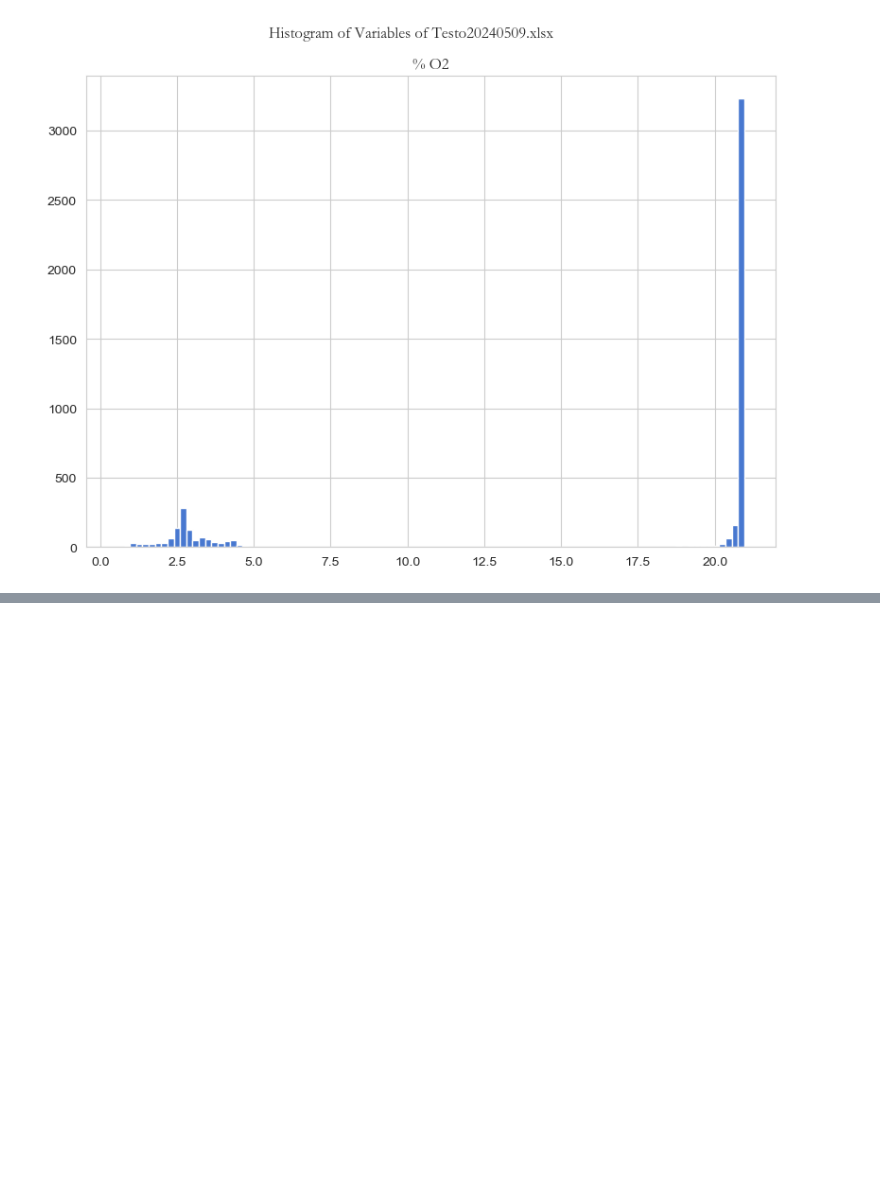
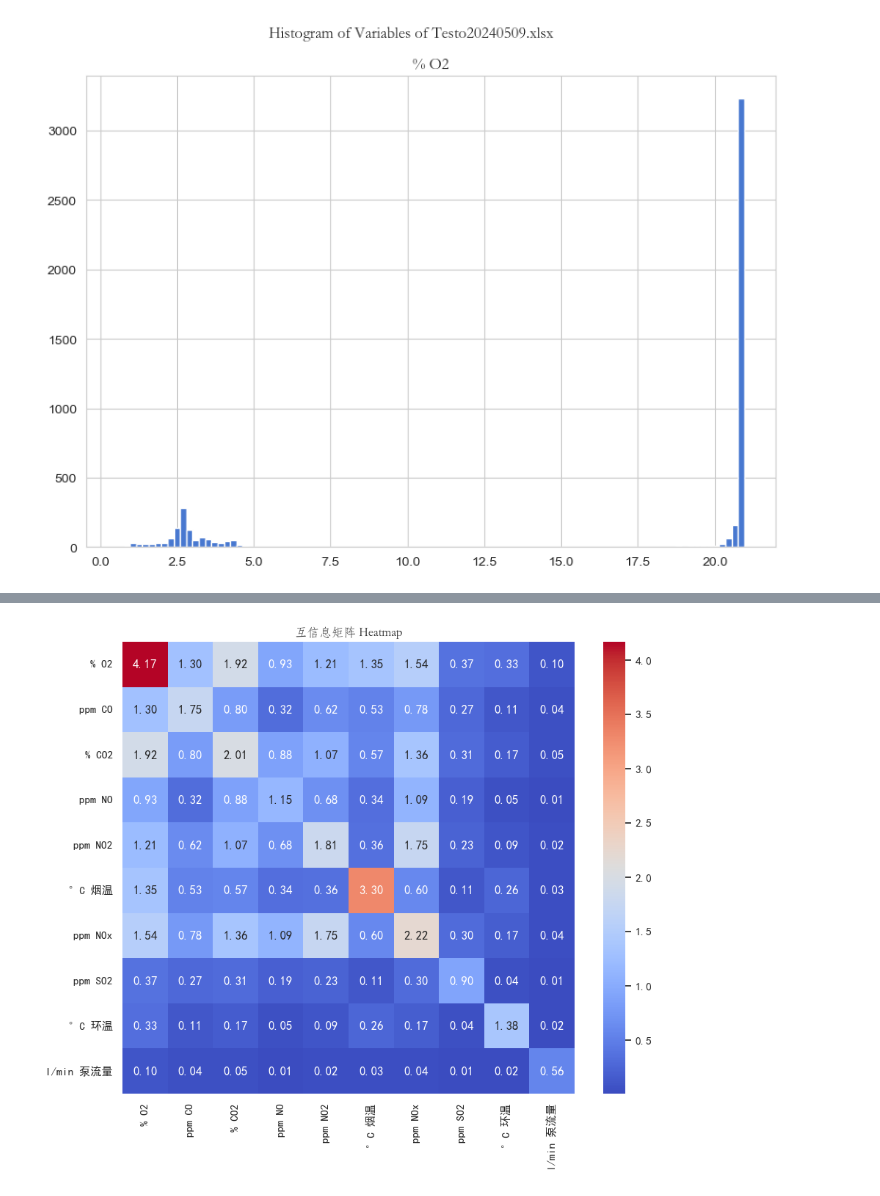
Before and after one commit to Celestopia/gas-data-prediction, a Jupyter notebook: test_scripts/20241009_EDA.ipynb, the cells around one changed output, grey strips where cells are left out. Saved outputs shown, nothing was run; the diff lists cells and outputs as text; code cells hidden in the pictures; blank space fills up the shorter version.

```diff
--- a/test_scripts/20241009_EDA.ipynb
+++ b/test_scripts/20241009_EDA.ipynb
@@ -84,3 +84,24 @@ None
 | 75% | 2024-05-15 14:20:39.500000 | 20.910000 | 3.000000 | 10.000000 | 1.400000 | 12.200000 | 1.000000 | 28.600000 | 0.990000 |
 | max | 2024-05-15 16:20:17 | 20.980000 | 10441.000000 | 27.000000 | 8.400000 | 29.000000 | 218.000000 | 31.300000 | 1.240000 |
 | std | NaN | 8.013602 | 394.865106 | 7.486168 | 0.956886 | 8.070523 | 8.039027 | 1.330979 | 0.024779 |
+# %%
+from sklearn.metrics import mutual_info_score
+
+data=pd.read_excel(data_paths[0])[var_names].apply( # 读取指定变量（var_names）的数据
+            lambda x:pd.to_numeric(x, errors='coerce') # 对于非数字值，用nan填充
+            ).fillna(0).to_numpy() # 对于nan值，用0填充
+
+# 获取数组的形状
+n_cols = data.shape[1]
+
+# 初始化互信息矩阵
+mi_matrix = np.zeros((n_cols, n_cols))
+
+# 计算互信息
+for i in range(n_cols):
+    for j in range(n_cols):
+        mi_matrix[i, j] = mutual_info_score(data[:, i], data[:, j])
+
+# 输出互信息矩阵
+print("互信息矩阵：")
+display(pd.DataFrame(mi_matrix, columns=var_names, index=var_names))
@@ -86,0 +121,20 @@ None
+# %%
+# 绘制热图
+from matplotlib import rcParams
+from matplotlib.font_manager import FontProperties
+font1 = FontProperties(fname=r"C:\\Windows\\Fonts\\STFANGSO.ttf", size=14)
+font2 = FontProperties(fname=r"C:\\Windows\\Fonts\\STFANGSO.ttf", size=12)
+font3 = FontProperties(fname=r"C:\\Windows\\Fonts\\STFANGSO.ttf", size=10)
+font4 = FontProperties(fname=r"C:\\Windows\\Fonts\\STFANGSO.ttf", size=7)
+# 设置中文显示
+plt.rcParams['font.family'] = 'sans-serif'
+plt.rcParams['font.sans-serif'] = ['STFANGSO']
+sns.set(context='notebook',rc={'font.sans-serif': 'SimHei','axes.unicode_minus': False})
+
+plt.figure(figsize=(10, 8))
+sns.heatmap(pd.DataFrame(mi_matrix, columns=var_names, index=var_names),
+             annot=True, cmap='coolwarm', fmt='.2f', square=True, cbar=True)
+plt.title('互信息矩阵 Heatmap', fontproperties=font2)
+plt.show()
+# %% [output]
+[figure, added]
```
Also changed, not shown: parts of 1 cell of this notebook, 21 other files.
